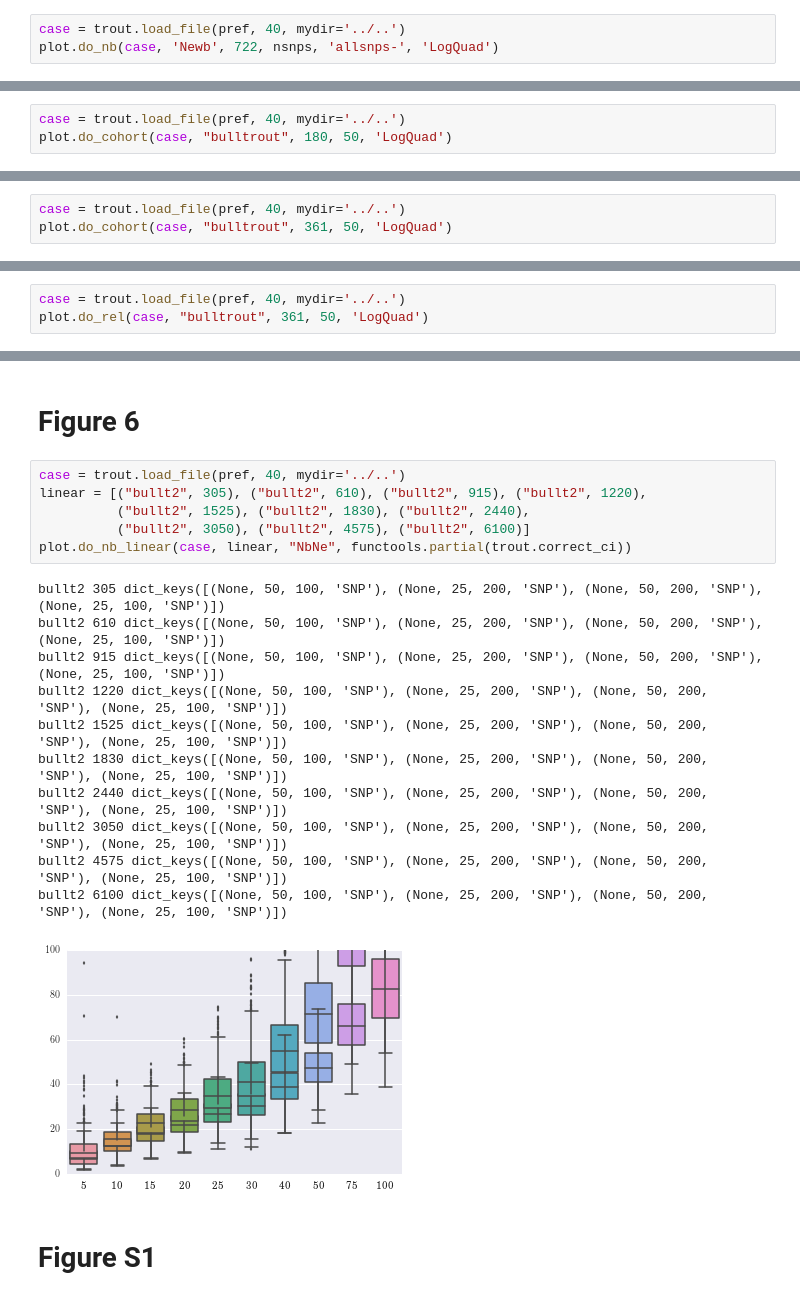
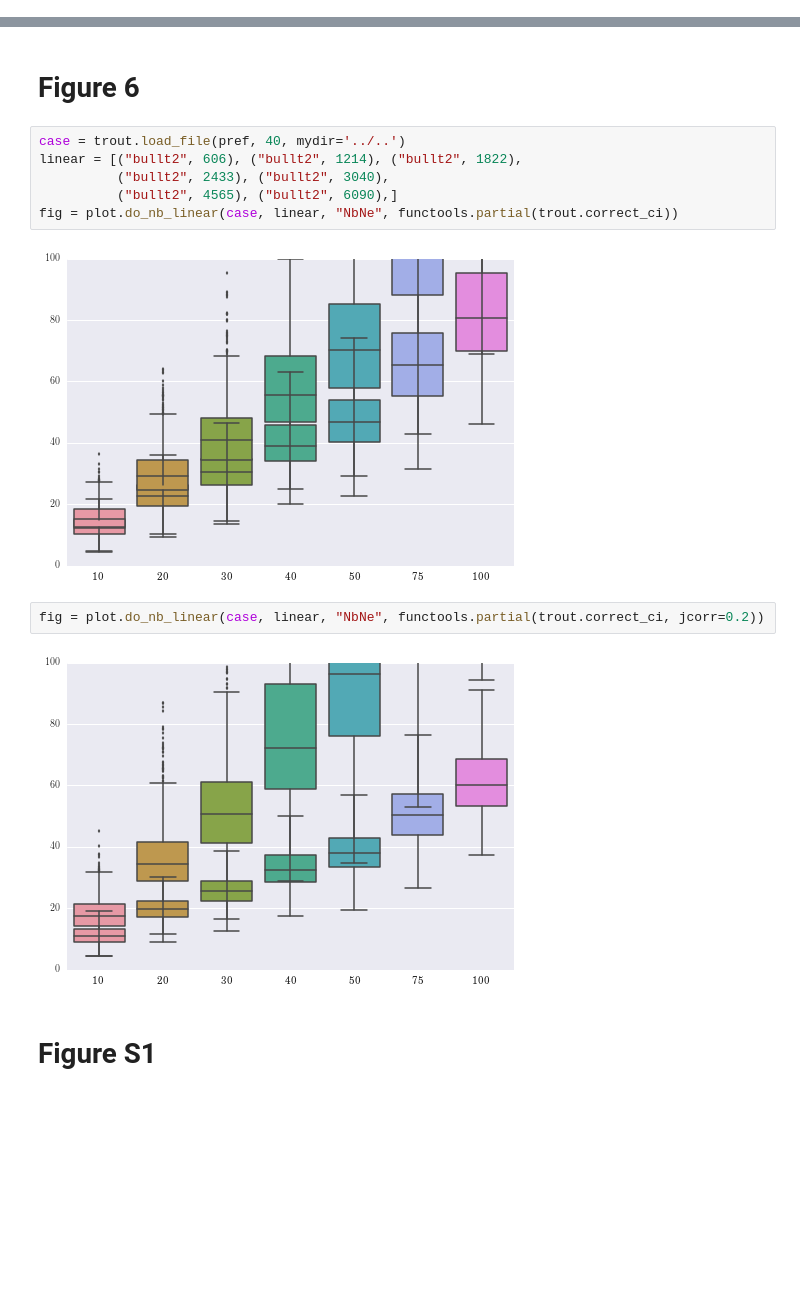
Before and after one commit to tiagoantao/AgeStructureNe, a Jupyter notebook: notebooks/trout/Figures.ipynb, the cells around one changed output, grey strips where cells are left out. Saved outputs shown, nothing was run; the diff lists cells and outputs as text; blank space fills up the shorter version.

```diff
--- a/notebooks/trout/Figures.ipynb
+++ b/notebooks/trout/Figures.ipynb
@@ -142,3 +109,0 @@ plot.do_nb(case, 'Newb', 722, nsnps, 'allsnps-', 'NbNe')
-# %%
-case = trout.load_file(pref, 40, mydir='../..')
-plot.do_nb(case, 'Newb', 722, nsnps, 'allsnps-', 'LogQuad')
@@ -170,6 +132,3 @@ c3c bulltrout 180
-# %%
-case = trout.load_file(pref, 40, mydir='../..')
-plot.do_cohort(case, "bulltrout", 180, 50, 'LogQuad')
 # %% [markdown]
 ## Nb = 100
 # %%
@@ -193,3 +151,0 @@ c3c bulltrout 361
-# %%
-case = trout.load_file(pref, 40, mydir='../..')
-plot.do_cohort(case, "bulltrout", 361, 50, 'LogQuad')
@@ -213,6 +163,3 @@ plot.do_rel(case, "bulltrout", 361, 50, 'NbNe')
-# %%
-case = trout.load_file(pref, 40, mydir='../..')
-plot.do_rel(case, "bulltrout", 361, 50, 'LogQuad')
 # %% [markdown]
 # Figure 5
 # %%
@@ -224,22 +171,16 @@ plot.compare_correction_ci(case, 'bulltrout', 180, [100], [25, 50, 100], "100snp
 # Figure 6
 # %%
 case = trout.load_file(pref, 40, mydir='../..')
-linear = [("bullt2", 305), ("bullt2", 610), ("bullt2", 915), ("bullt2", 1220),
-          ("bullt2", 1525), ("bullt2", 1830), ("bullt2", 2440),
-          ("bullt2", 3050), ("bullt2", 4575), ("bullt2", 6100)]
-plot.do_nb_linear(case, linear, "NbNe", functools.partial(trout.correct_ci))
+linear = [("bullt2", 606), ("bullt2", 1214), ("bullt2", 1822),
+          ("bullt2", 2433), ("bullt2", 3040),
+          ("bullt2", 4565), ("bullt2", 6090),]
+fig = plot.do_nb_linear(case, linear, "NbNe", functools.partial(trout.correct_ci))
 # %% [output]
-bullt2 305 dict_keys([(None, 50, 100, 'SNP'), (None, 25, 200, 'SNP'), (None, 50, 200, 'SNP'), (None, 25, 100, 'SNP')])
-bullt2 610 dict_keys([(None, 50, 100, 'SNP'), (None, 25, 200, 'SNP'), (None, 50, 200, 'SNP'), (None, 25, 100, 'SNP')])
-bullt2 915 dict_keys([(None, 50, 100, 'SNP'), (None, 25, 200, 'SNP'), (None, 50, 200, 'SNP'), (None, 25, 100, 'SNP')])
-bullt2 1220 dict_keys([(None, 50, 100, 'SNP'), (None, 25, 200, 'SNP'), (None, 50, 200, 'SNP'), (None, 25, 100, 'SNP')])
-bullt2 1525 dict_keys([(None, 50, 100, 'SNP'), (None, 25, 200, 'SNP'), (None, 50, 200, 'SNP'), (None, 25, 100, 'SNP')])
-bullt2 1830 dict_keys([(None, 50, 100, 'SNP'), (None, 25, 200, 'SNP'), (None, 50, 200, 'SNP'), (None, 25, 100, 'SNP')])
-bullt2 2440 dict_keys([(None, 50, 100, 'SNP'), (None, 25, 200, 'SNP'), (None, 50, 200, 'SNP'), (None, 25, 100, 'SNP')])
-bullt2 3050 dict_keys([(None, 50, 100, 'SNP'), (None, 25, 200, 'SNP'), (None, 50, 200, 'SNP'), (None, 25, 100, 'SNP')])
-bullt2 4575 dict_keys([(None, 50, 100, 'SNP'), (None, 25, 200, 'SNP'), (None, 50, 200, 'SNP'), (None, 25, 100, 'SNP')])
-bullt2 6100 dict_keys([(None, 50, 100, 'SNP'), (None, 25, 200, 'SNP'), (None, 50, 200, 'SNP'), (None, 25, 100, 'SNP')])
-[figure, old version]
+[figure, new version]
+# %%
+fig = plot.do_nb_linear(case, linear, "NbNe", functools.partial(trout.correct_ci, jcorr=0.2))
+# %% [output]
+[figure, added]
 # %% [markdown]
 # Figure S1
 # %%
```
Also changed, not shown: parts of 32 cells of this notebook, 2 other files.
